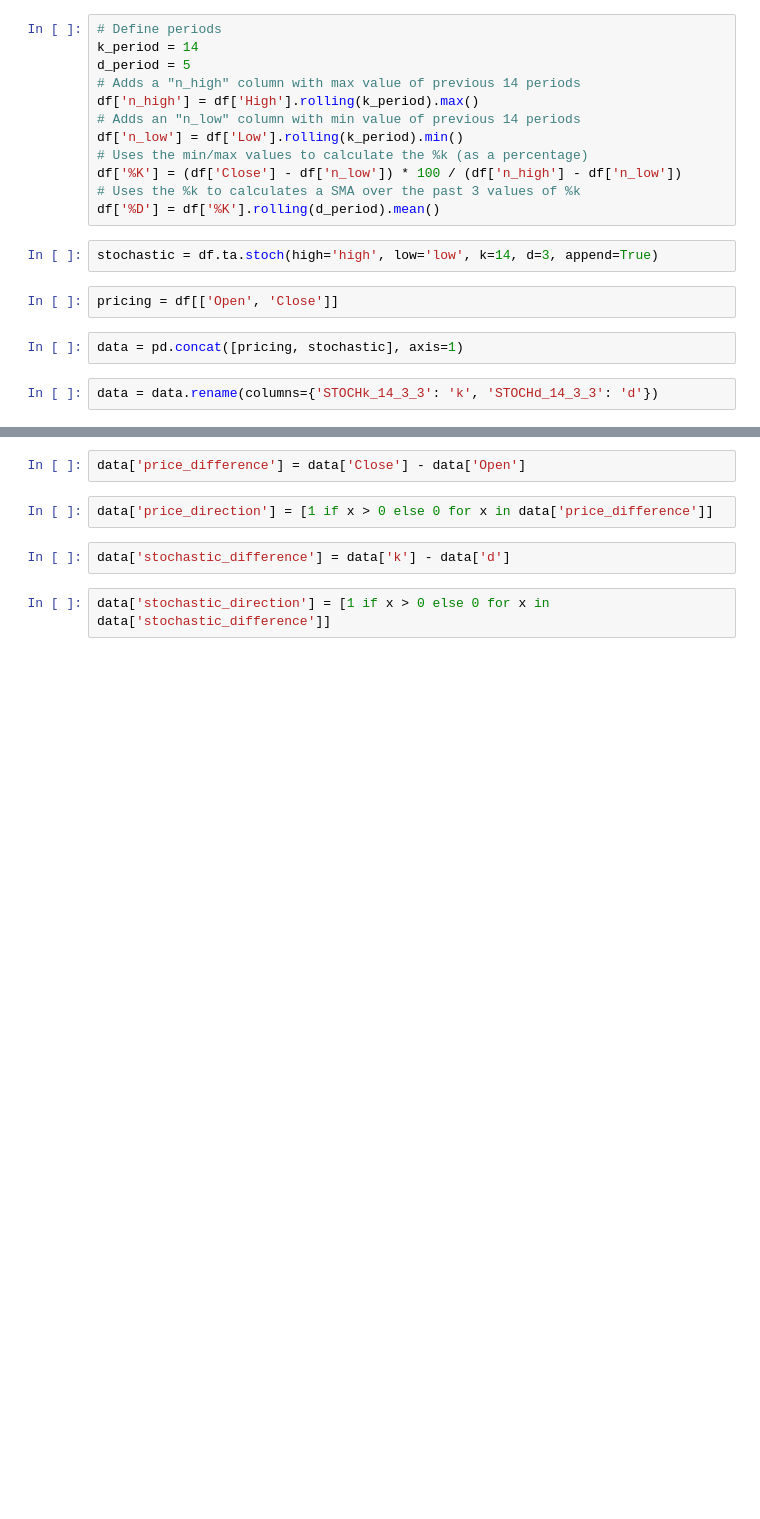
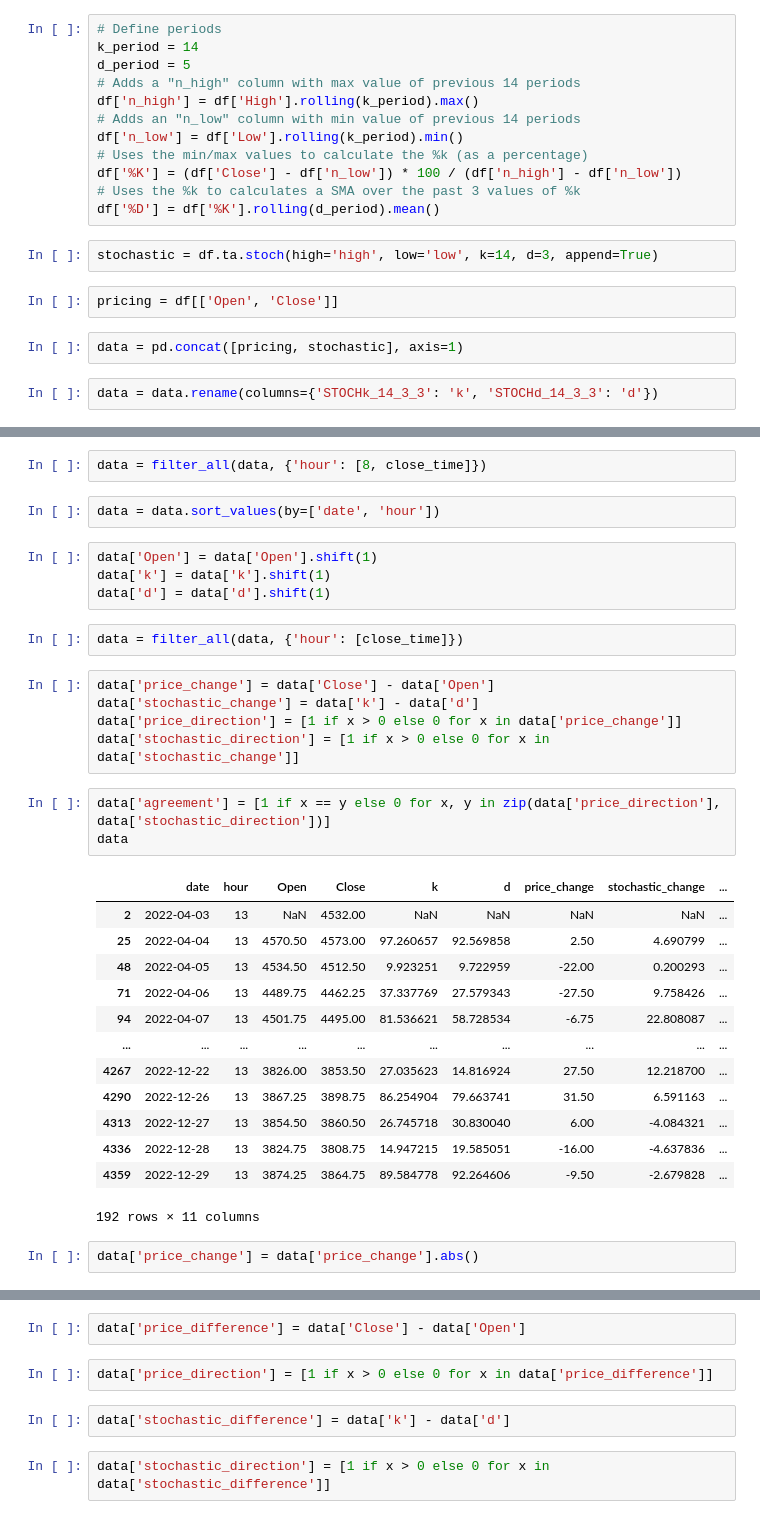
Before and after one commit to reganjohnd/Data-Cleaning, a Jupyter notebook: snp_morning_trades.ipynb, the cells around one changed output, grey strips where cells are left out. Drawn from its saved outputs; the diff is of its cells as text; blank space fills up the shorter version.

Commit message:
added ability to look at different time periods

```diff
--- a/snp_morning_trades.ipynb
+++ b/snp_morning_trades.ipynb
@@ -83,0 +226,34 @@ data = data.rename(columns={'STOCHk_14_3_3': 'k', 'STOCHd_14_3_3': 'd'})
+# %%
+data = filter_all(data, {'hour': [8, close_time]})
+# %%
+data = data.sort_values(by=['date', 'hour'])
+# %%
+data['Open'] = data['Open'].shift(1)
+data['k'] = data['k'].shift(1)
+data['d'] = data['d'].shift(1)
+# %%
+data = filter_all(data, {'hour': [close_time]})
+# %%
+data['price_change'] = data['Close'] - data['Open']
+data['stochastic_change'] = data['k'] - data['d']
+data['price_direction'] = [1 if x > 0 else 0 for x in data['price_change']]
+data['stochastic_direction'] = [1 if x > 0 else 0 for x in data['stochastic_change']]
+# %%
+data['agreement'] = [1 if x == y else 0 for x, y in zip(data['price_direction'], data['stochastic_direction'])]
+data
+# %% [output]
+|  | date | hour | Open | Close | k | d | price_change | stochastic_change | ... |
+| 2 | 2022-04-03 | 13 | NaN | 4532.00 | NaN | NaN | NaN | NaN | ... |
+| 25 | 2022-04-04 | 13 | 4570.50 | 4573.00 | 97.260657 | 92.569858 | 2.50 | 4.690799 | ... |
+| 48 | 2022-04-05 | 13 | 4534.50 | 4512.50 | 9.923251 | 9.722959 | -22.00 | 0.200293 | ... |
+| 71 | 2022-04-06 | 13 | 4489.75 | 4462.25 | 37.337769 | 27.579343 | -27.50 | 9.758426 | ... |
+| 94 | 2022-04-07 | 13 | 4501.75 | 4495.00 | 81.536621 | 58.728534 | -6.75 | 22.808087 | ... |
+| ... | ... | ... | ... | ... | ... | ... | ... | ... | ... |
+| 4267 | 2022-12-22 | 13 | 3826.00 | 3853.50 | 27.035623 | 14.816924 | 27.50 | 12.218700 | ... |
+| 4290 | 2022-12-26 | 13 | 3867.25 | 3898.75 | 86.254904 | 79.663741 | 31.50 | 6.591163 | ... |
+| 4313 | 2022-12-27 | 13 | 3854.50 | 3860.50 | 26.745718 | 30.830040 | 6.00 | -4.084321 | ... |
+| 4336 | 2022-12-28 | 13 | 3824.75 | 3808.75 | 14.947215 | 19.585051 | -16.00 | -4.637836 | ... |
+| 4359 | 2022-12-29 | 13 | 3874.25 | 3864.75 | 89.584778 | 92.264606 | -9.50 | -2.679828 | ... |
+192 rows × 11 columns
+# %%
+data['price_change'] = data['price_change'].abs()
```
Also changed, not shown: parts of 22 cells of this notebook.
